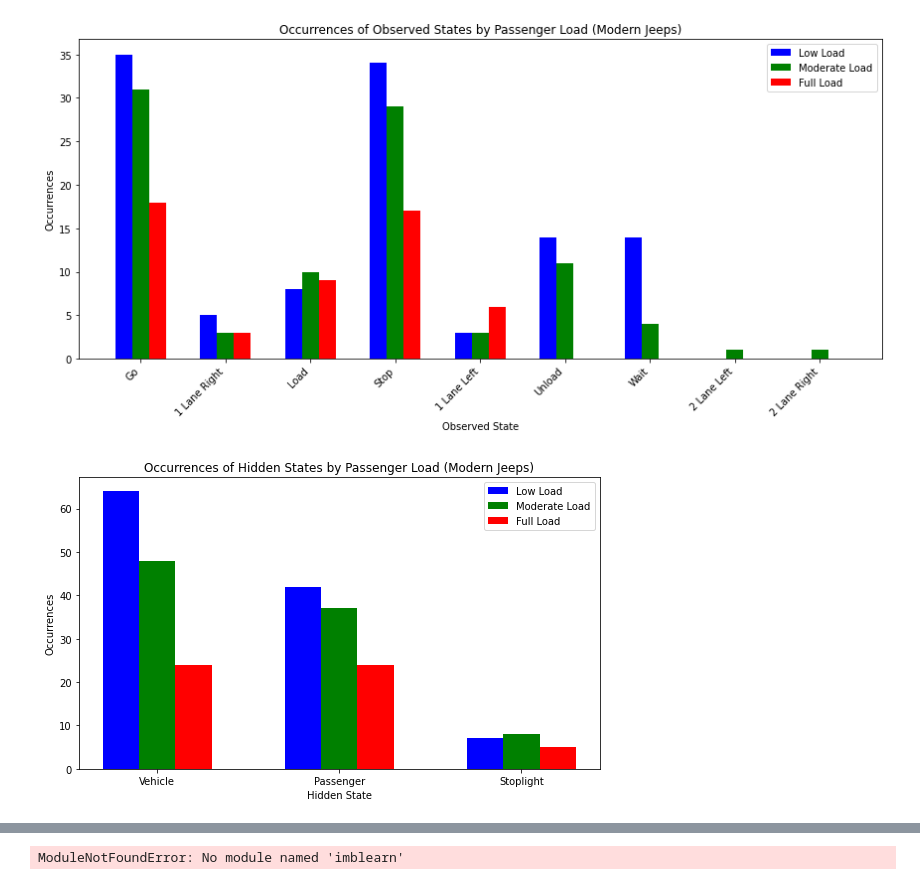
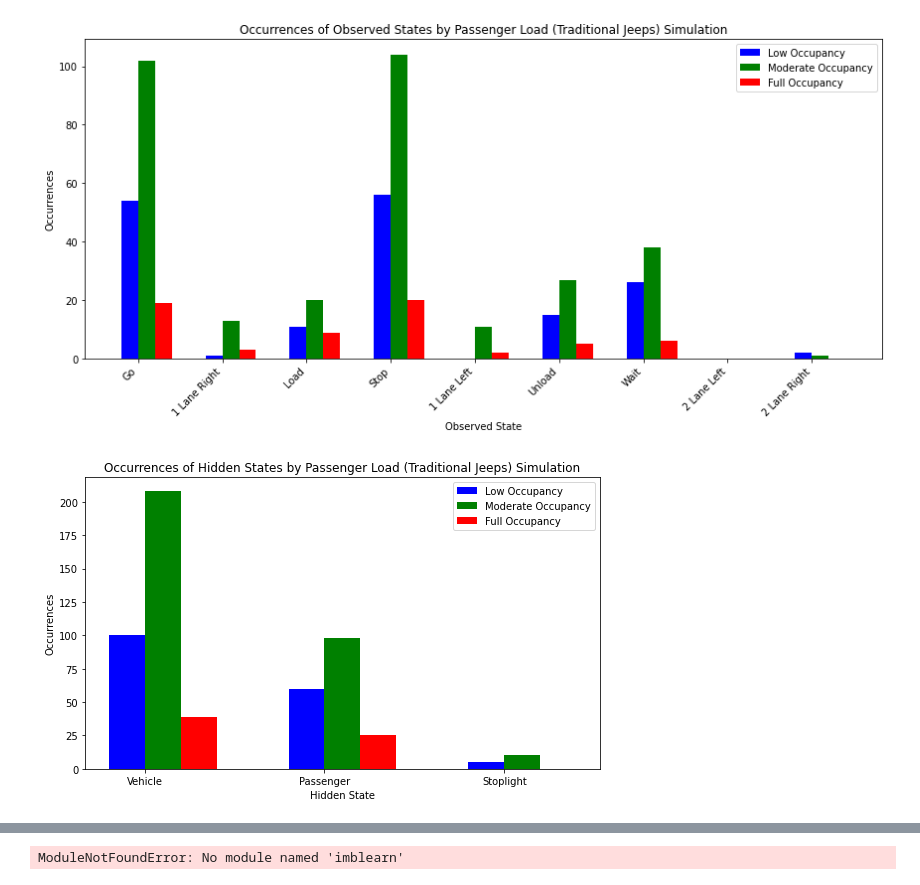
Before and after one commit to AureliusLim/Modeling-CO2-emissions, a Jupyter notebook: visualizeStates.ipynb, the cells around one changed output, grey strips where cells are left out. Cells and saved outputs as stored; diff of their text form; code cells hidden in the pictures.

```diff
--- a/visualizeStates.ipynb
+++ b/visualizeStates.ipynb
@@ -67,14 +131,17 @@ import matplotlib.pyplot as plt
 import numpy as np
 
 # Data for observed and hidden states
-observed_states_low = [35, 5, 8, 34, 3, 14, 14, 0, 0]
-hidden_states_low = [64, 42, 7]
+observed_states_total = [175, 17, 40, 180, 13, 47, 70, 0, 3]
+hidden_states_total = [347, 183, 15]
 
-observed_states_moderate = [31, 3, 10, 29, 3, 11, 4, 1, 1]
-hidden_states_moderate = [48, 37, 8]
+observed_states_low = [54, 1, 11, 56, 0, 15, 26, 0, 2]
+hidden_states_low = [100, 60, 5]
 
-observed_states_full = [18, 3, 9, 17, 6, 0, 0, 0, 0]
-hidden_states_full = [24, 24, 5]
+observed_states_moderate = [102, 13, 20, 104, 11, 27, 38, 0, 1]
+hidden_states_moderate = [208, 98, 10]
+
+observed_states_full = [19, 3, 9, 20, 2, 5, 6, 0, 0]
+hidden_states_full = [39, 25, 0]
 
 # Labels for the observed and hidden states
 observed_labels = ['Go', '1 Lane Right', 'Load', 'Stop', '1 Lane Left', 'Unload', 'Wait', '2 Lane Left', '2 Lane Right']
@@ -82,42 +149,44 @@ hidden_labels = ['Vehicle', 'Passenger', 'Stoplight']
 
 # Set width for bars
 bar_width = 0.2
 index = np.arange(len(observed_labels))  # Positions for the observed state labels
 
 # Plotting combined observed states
 plt.figure(figsize=(12, 6))
 
 # Plotting observed states side by side
-plt.bar(index, observed_states_low, bar_width, label='Low Load', color='b')
-plt.bar(index + bar_width, observed_states_moderate, bar_width, label='Moderate Load', color='g')
-plt.bar(index + 2 * bar_width, observed_states_full, bar_width, label='Full Load', color='r')
 
-plt.title('Occurrences of Observed States by Passenger Load (Modern Jeeps)')
+plt.bar(index + bar_width, observed_states_low, bar_width, label='Low Occupancy', color='b')
+plt.bar(index + 2 * bar_width, observed_states_moderate, bar_width, label='Moderate Occupancy', color='g')
+plt.bar(index + 3 * bar_width, observed_states_full, bar_width, label='Full Occupancy', color='r')
+
+plt.title('Occurrences of Observed States by Passenger Load (Traditional Jeeps) Simulation')
 plt.xlabel('Observed State')
 plt.ylabel('Occurrences')
-plt.xticks(index + bar_width, observed_labels, rotation=45, ha='right')
+plt.xticks(index + bar_width * 1.5, observed_labels, rotation=45, ha='right')
 plt.legend()
 plt.tight_layout()
 plt.show()
 
 # Set width for bars (for hidden states)
 index_hidden = np.arange(len(hidden_labels))
 
 # Plotting combined hidden states
 plt.figure(figsize=(8, 5))
 
 # Plotting hidden states side by side
-plt.bar(index_hidden, hidden_states_low, bar_width, label='Low Load', color='b')
-plt.bar(index_hidden + bar_width, hidden_states_moderate, bar_width, label='Moderate Load', color='g')
-plt.bar(index_hidden + 2 * bar_width, hidden_states_full, bar_width, label='Full Load', color='r')
 
-plt.title('Occurrences of Hidden States by Passenger Load (Modern Jeeps)')
+plt.bar(index_hidden + bar_width, hidden_states_low, bar_width, label='Low Occupancy', color='b')
+plt.bar(index_hidden + 2 * bar_width, hidden_states_moderate, bar_width, label='Moderate Occupancy', color='g')
+plt.bar(index_hidden + 3 * bar_width, hidden_states_full, bar_width, label='Full Occupancy', color='r')
+
+plt.title('Occurrences of Hidden States by Passenger Load (Traditional Jeeps) Simulation')
 plt.xlabel('Hidden State')
 plt.ylabel('Occurrences')
-plt.xticks(index_hidden + bar_width, hidden_labels)
+plt.xticks(index_hidden + bar_width * 1.5, hidden_labels)
 plt.legend()
 plt.tight_layout()
 plt.show()
 # %% [output]
-[figure, old version]
+[figure, new version]
-[figure, old version]
+[figure, new version]
```
Also changed, not shown: parts of 3 cells of this notebook, 29 other files.
